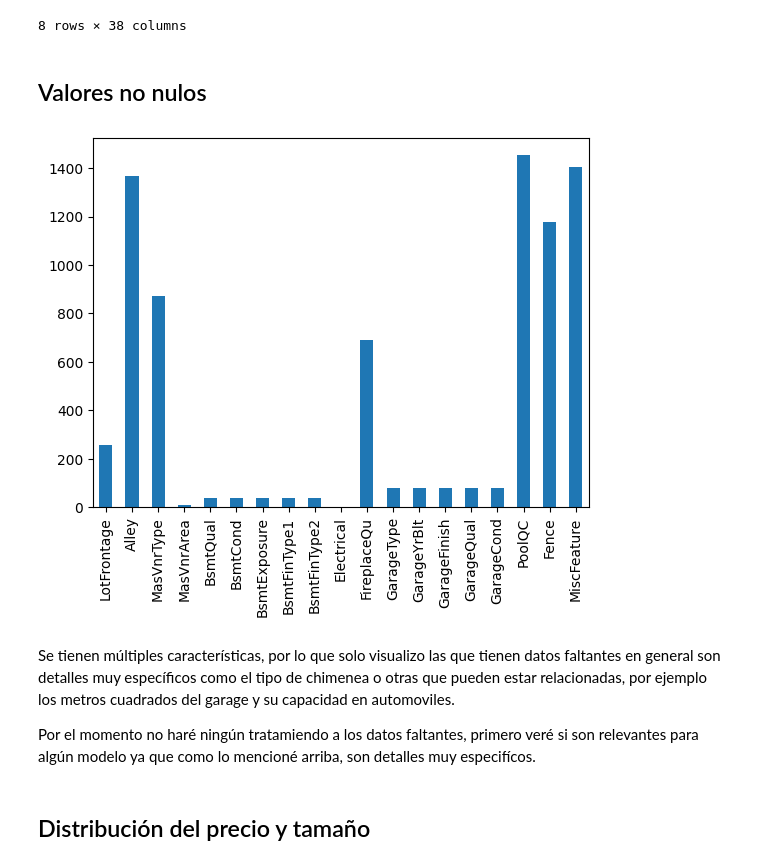
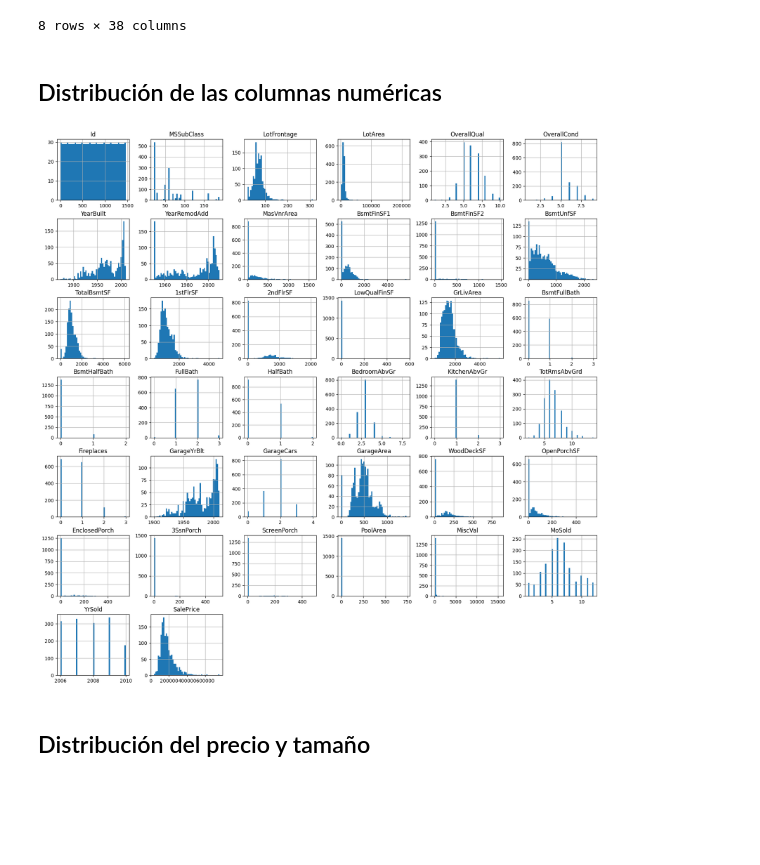
Before and after one commit to alexxlujan/LinearRegression_DecisionTree_PriceEstimation, a Jupyter notebook: LinearRegression_DecisionTree_PriceEstimation.ipynb, the cells around one changed output. Saved outputs shown, nothing was run; the diff lists cells and outputs as text; code cells hidden in the pictures; blank space fills up the shorter version.

Commit message:
Listo
Agregué el contexto, corregí la redacción y agregue los detalles finales al código.

```diff
--- a/LinearRegression_DecisionTree_PriceEstimation.ipynb
+++ b/LinearRegression_DecisionTree_PriceEstimation.ipynb
@@ -159,19 +163,14 @@ df.describe()
 | 75% | 1095.250000 | 70.000000 | 80.000000 | 11601.500000 | 7.000000 | 6.000000 | 2000.000000 | 2004.000000 | ... |
 | max | 1460.000000 | 190.000000 | 313.000000 | 215245.000000 | 10.000000 | 9.000000 | 2010.000000 | 2010.000000 | ... |
 8 rows × 38 columns
-# %% [markdown]
-## Valores no nulos
-# %%
-nulls = df.isnull().sum()
-nulls = nulls[nulls > 0]
-nulls.plot(kind='bar')
-plt.show()
-# %% [output]
-[figure]
-# %% [markdown]
-Se tienen múltiples características, por lo que solo visualizo las que tienen datos faltantes en general son detalles muy específicos como el tipo de chimenea o otras que pueden estar relacionadas, por ejemplo los metros cuadrados del garage y su capacidad en automoviles.
-
-Por el momento no haré ningún tratamiendo a los datos faltantes, primero veré si son relevantes para algún modelo ya que como lo mencioné arriba, son detalles muy especifícos.
+# %% [markdown]
+## Distribución de las columnas numéricas
+# %%
+num_cols = df.select_dtypes(include=['number']).columns
+df[num_cols].hist(bins=50, figsize=(20, 20),sharex=False, sharey=False)
+plt.show()
+# %% [output]
+[figure, added]
 # %% [markdown]
 ## Distribución del precio y tamaño
 # %%
```
Also changed, not shown: parts of 39 cells of this notebook.
